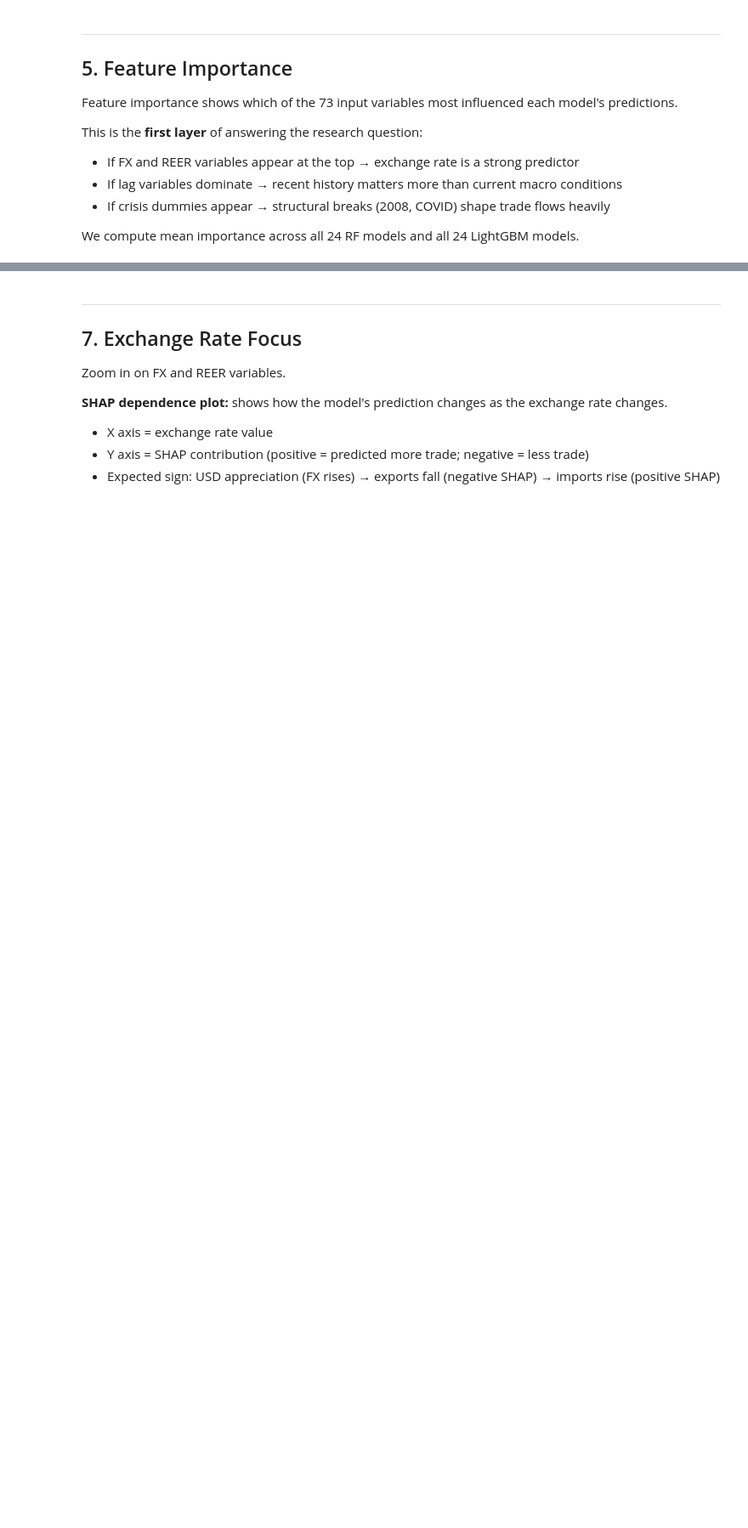
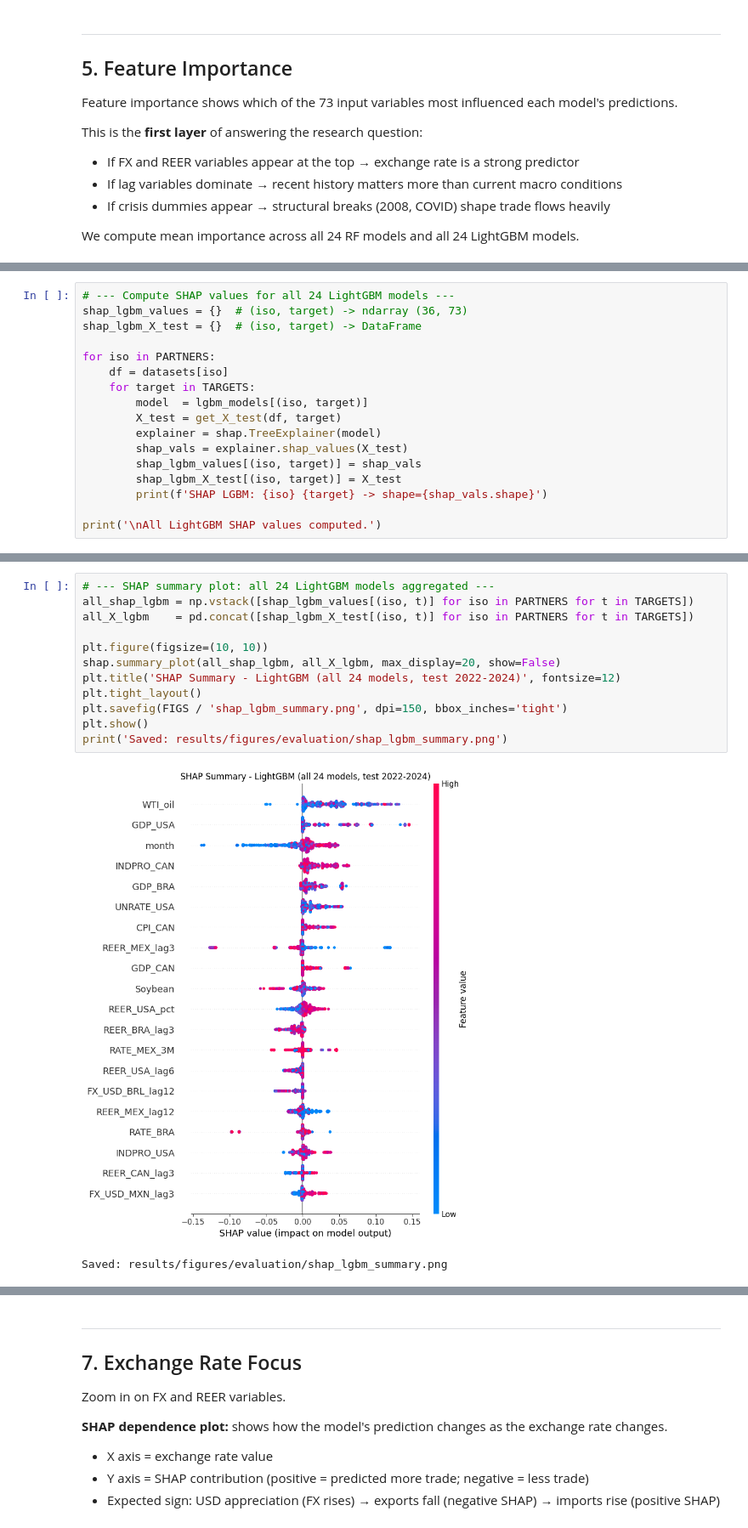
Before and after one commit to franciscorigon/ustradeforecasting, a Jupyter notebook: notebooks/05_evaluation.ipynb, the cells around one changed output, grey strips where cells are left out. Shown at 85% size. Cells and saved outputs as stored; diff of their text form; blank space fills up the shorter version.

```diff
--- a/notebooks/05_evaluation.ipynb
+++ b/notebooks/05_evaluation.ipynb
@@ -631,0 +771,17 @@ print('\nAll SHAP values computed.')
+# %%
+# --- Compute SHAP values for all 24 LightGBM models ---
+shap_lgbm_values = {}  # (iso, target) -> ndarray (36, 73)
+shap_lgbm_X_test = {}  # (iso, target) -> DataFrame
+
+for iso in PARTNERS:
+    df = datasets[iso]
+    for target in TARGETS:
+        model  = lgbm_models[(iso, target)]
+        X_test = get_X_test(df, target)
+        explainer = shap.TreeExplainer(model)
+        shap_vals = explainer.shap_values(X_test)
+        shap_lgbm_values[(iso, target)] = shap_vals
+        shap_lgbm_X_test[(iso, target)] = X_test
+        print(f'SHAP LGBM: {iso} {target} -> shape={shap_vals.shape}')
+
+print('\nAll LightGBM SHAP values computed.')
@@ -647,0 +825,15 @@ print('Saved: results/figures/evaluation/shap_rf_summary.png')
+# %%
+# --- SHAP summary plot: all 24 LightGBM models aggregated ---
+all_shap_lgbm = np.vstack([shap_lgbm_values[(iso, t)] for iso in PARTNERS for t in TARGETS])
+all_X_lgbm    = pd.concat([shap_lgbm_X_test[(iso, t)] for iso in PARTNERS for t in TARGETS])
+
+plt.figure(figsize=(10, 10))
+shap.summary_plot(all_shap_lgbm, all_X_lgbm, max_display=20, show=False)
+plt.title('SHAP Summary - LightGBM (all 24 models, test 2022-2024)', fontsize=12)
+plt.tight_layout()
+plt.savefig(FIGS / 'shap_lgbm_summary.png', dpi=150, bbox_inches='tight')
+plt.show()
+print('Saved: results/figures/evaluation/shap_lgbm_summary.png')
+# %% [output]
+[figure, added]
+Saved: results/figures/evaluation/shap_lgbm_summary.png
```
Also changed, not shown: parts of 25 cells of this notebook, 10 other files.
